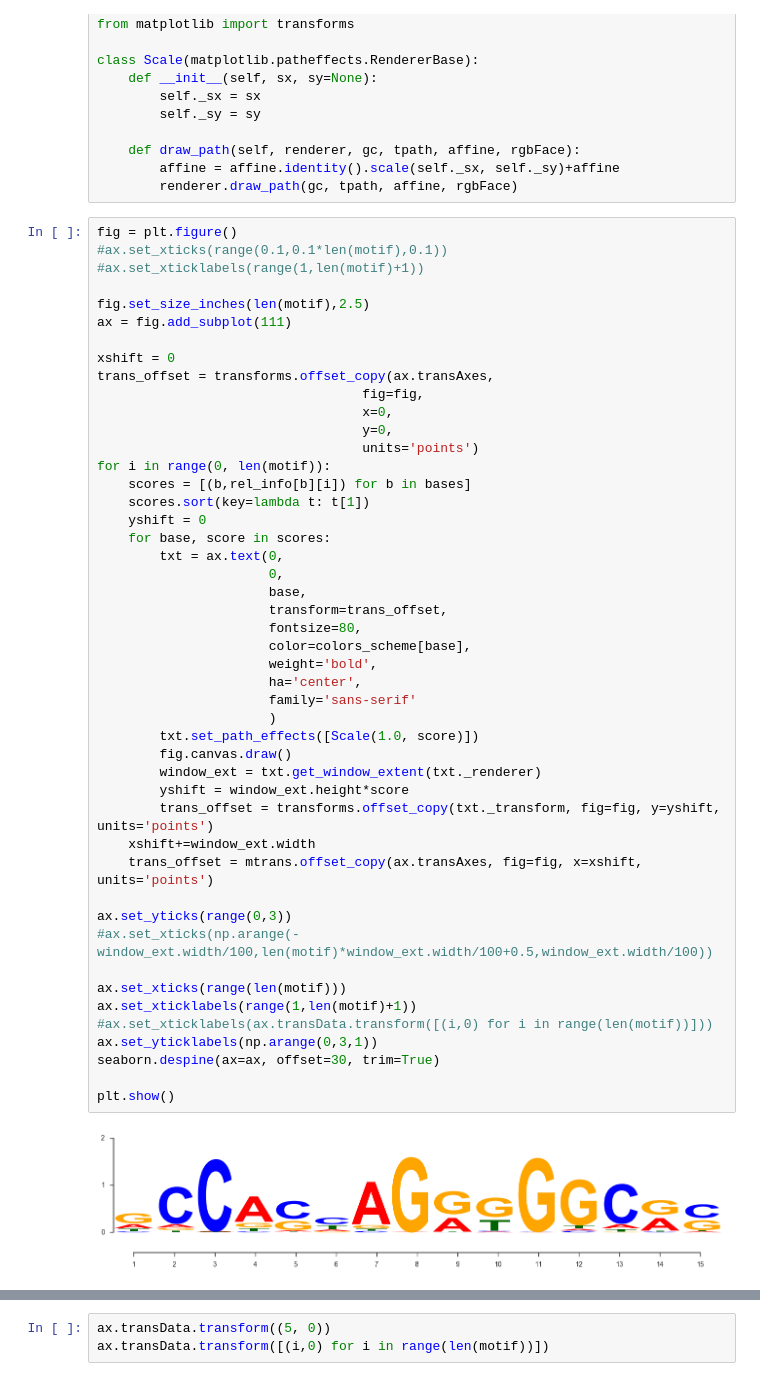
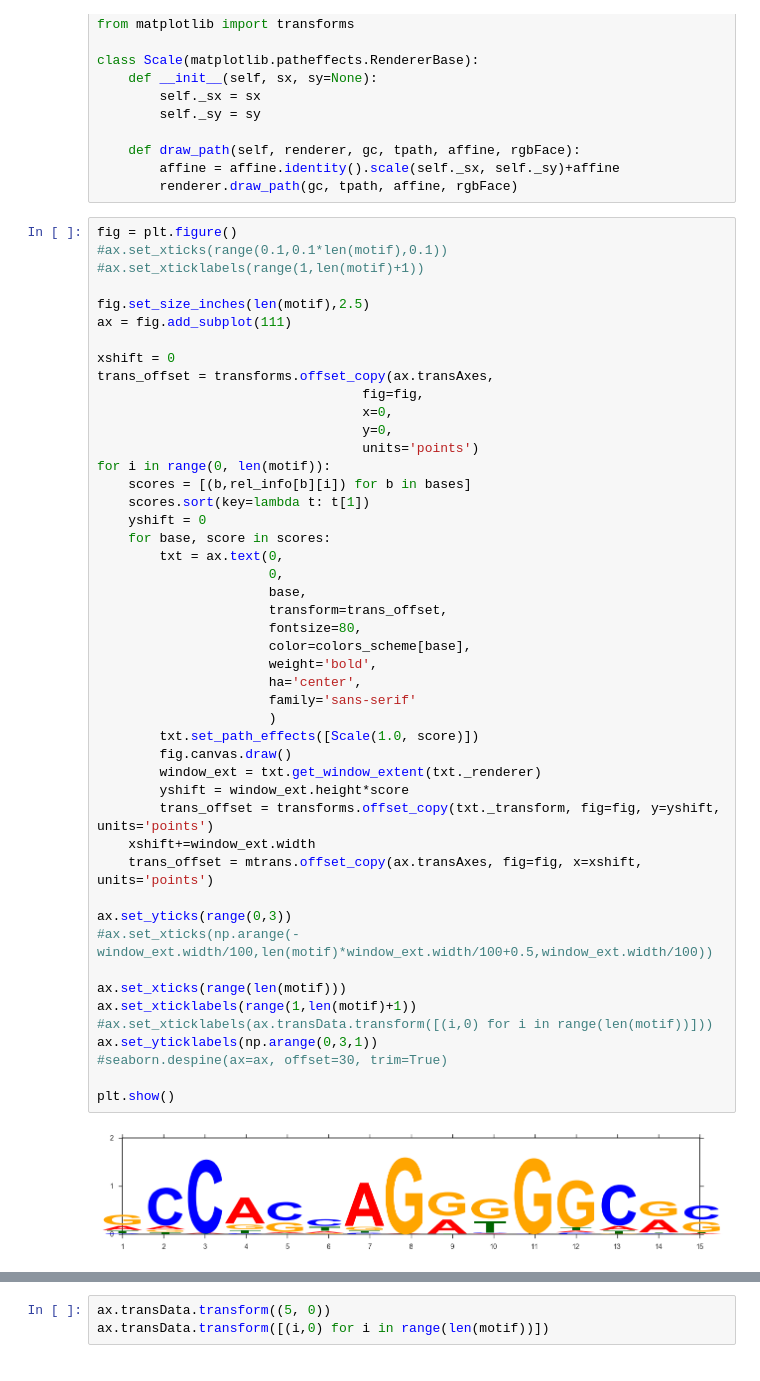
Before and after one commit to saketkc/motif-logos-matplotlib, a Jupyter notebook: Motif Logos using matplotlib.ipynb, the cells around one changed output, grey strips where cells are left out. Cells and saved outputs as stored; diff of their text form.

```diff
--- a/Motif Logos using matplotlib.ipynb
+++ b/Motif Logos using matplotlib.ipynb
@@ -303,35 +303,35 @@ for i in range(0, len(motif)):
     yshift = 0
     for base, score in scores:
         txt = ax.text(0,
                       0,
                       base,
                       transform=trans_offset,
                       fontsize=80,
                       color=colors_scheme[base],
                       weight='bold',
                       ha='center',
                       family='sans-serif'
                       )
         txt.set_path_effects([Scale(1.0, score)])
         fig.canvas.draw()
         window_ext = txt.get_window_extent(txt._renderer)
         yshift = window_ext.height*score
         trans_offset = transforms.offset_copy(txt._transform, fig=fig, y=yshift, units='points')
     xshift+=window_ext.width
     trans_offset = mtrans.offset_copy(ax.transAxes, fig=fig, x=xshift, units='points')
 
 ax.set_yticks(range(0,3))
 #ax.set_xticks(np.arange(-window_ext.width/100,len(motif)*window_ext.width/100+0.5,window_ext.width/100))
 
 ax.set_xticks(range(len(motif)))
 ax.set_xticklabels(range(1,len(motif)+1))
 #ax.set_xticklabels(ax.transData.transform([(i,0) for i in range(len(motif))]))
 ax.set_yticklabels(np.arange(0,3,1))
-seaborn.despine(ax=ax, offset=30, trim=True)
+#seaborn.despine(ax=ax, offset=30, trim=True)
 
 plt.show()
 # %% [output]
-[figure, old version]
+[figure, new version]
 # %% [markdown]
 ### MEME Logo:
 
```
Also changed, not shown: 2 other files.
